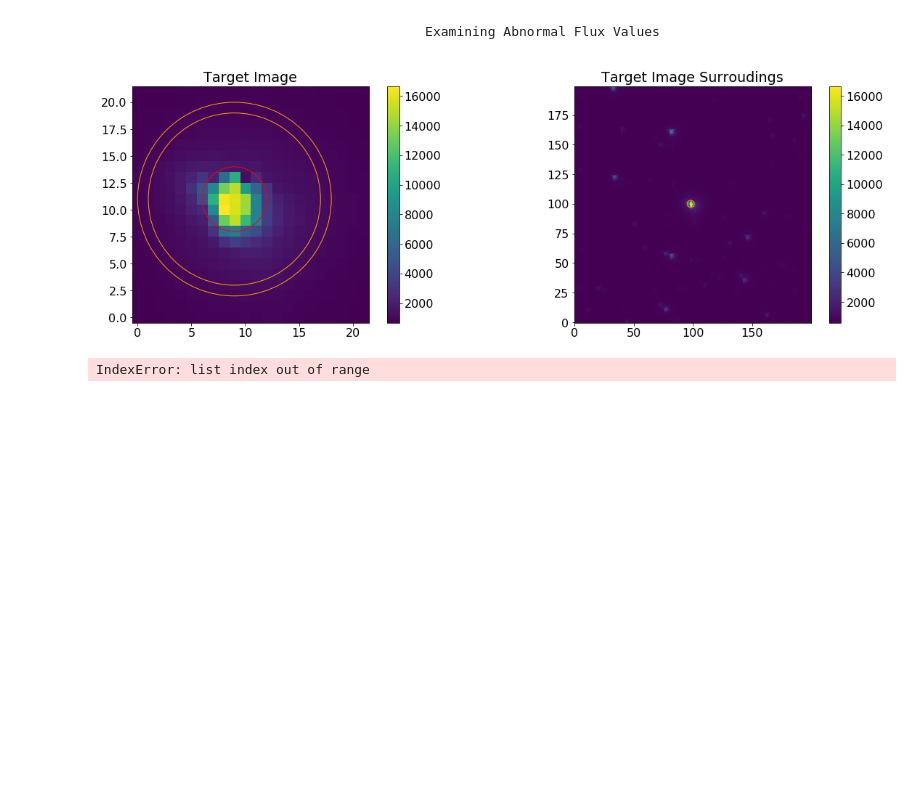
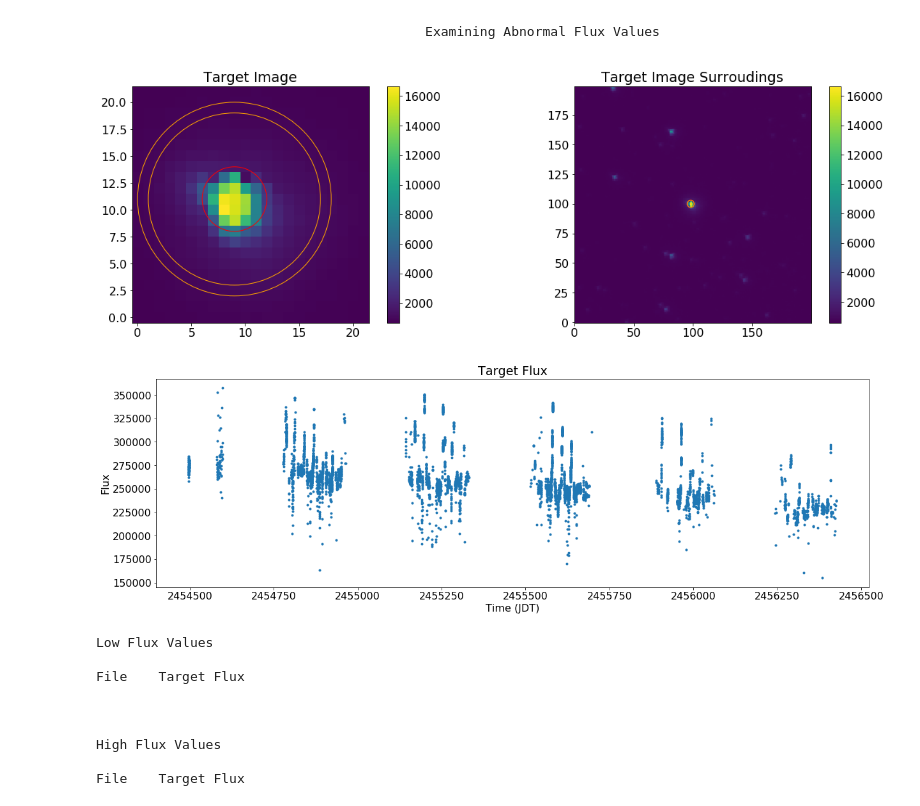
Before and after one commit to joshuapepper/kelt_halo, a Jupyter notebook: KELT Image Data Pipeline KN07.ipynb, the cells around one changed output. Saved outputs shown, nothing was run; the diff lists cells and outputs as text; code cells hidden in the pictures; blank space fills up the shorter version.

```diff
--- a/KELT Image Data Pipeline KN07.ipynb
+++ b/KELT Image Data Pipeline KN07.ipynb
@@ -88 +104,18 @@ with open("07_east.dat", "r") as f:
+# %%
+# define comparison star coordinates and radii from an existing text file
+
+comparison_stars= np.loadtxt('basic07stars.txt', skiprows=1)
+comparison_star_circles= [] # empty list for background star circles
+
+for i in range(len(comparison_stars)):
+    newStar = comparison_stars[i] #ientify row for clearer use in the next line
+    comparison_star_location_x= newStar[0]
+    comparison_star_location_y= newStar[1]
+
+    # calculate location in terms of local pixels
+    location_in_cutout_x= int(round(size/2+(comparison_star_location_x-star_location_x)))
+    location_in_cutout_y= int(round(size/2+(comparison_star_location_y-star_location_y)))
+
+    # create list of circles to plot
+    comparison_star_circles.append(circle((location_in_cutout_x,location_in_cutout_y-1), r=3))
 # %% [markdown]
@@ -405,38 +383,47 @@ plt.show()
 alltime=[]
 for i in range(0,len(open_cutouts)):
     cutout_file = fits.open(cutout_img_list[i])
-    alltime.append(cutout_file[1].header['JDT'])
+    alltime.append(cutout_file[0].header['JDT'])
     cutout_file.close
 
 # create light curve for target flux with zero flux values
 
 plt.title('Target Flux')
 plt.xlabel('Time (JDT)')
 plt.ylabel('Flux')
 #plt.xticks(np.arange(round(min(alltime),-2), max(alltime)+1, round((max(alltime)+1-min(alltime))/10,-2)))
 plt.plot(alltime, target_flux, '.')
 plt.show()
 
 
 low_flux = 100000
 high_flux = np.inf # upper limit for target flux values
 
 
 # print flux values and corresponding file number for values that fall outside specified limits
 
 print("Low Flux Values")
 print("")
 print("File    Target Flux")
 for i in range(0,len(target_flux[target_flux < low_flux])):
     print(np.add(np.where(target_flux < low_flux),1)[0][i], "        ", target_flux[target_flux < low_flux][i])
 print("")
 print("")
 print("")
 print("High Flux Values")
 print("")
 print("File    Target Flux")
 for i in range(0,len(target_flux[target_flux > high_flux])):
     print(np.add(np.where(target_flux > high_flux),1)[0][i], "        ", target_flux[target_flux > high_flux][i])
 # %% [output]
 [figure]
+[figure, added]
-IndexError: list index out of range
+Low Flux Values
+
+File    Target Flux
+
+
+
+High Flux Values
+
+File    Target Flux
```
Also changed, not shown: parts of 30 cells of this notebook.
